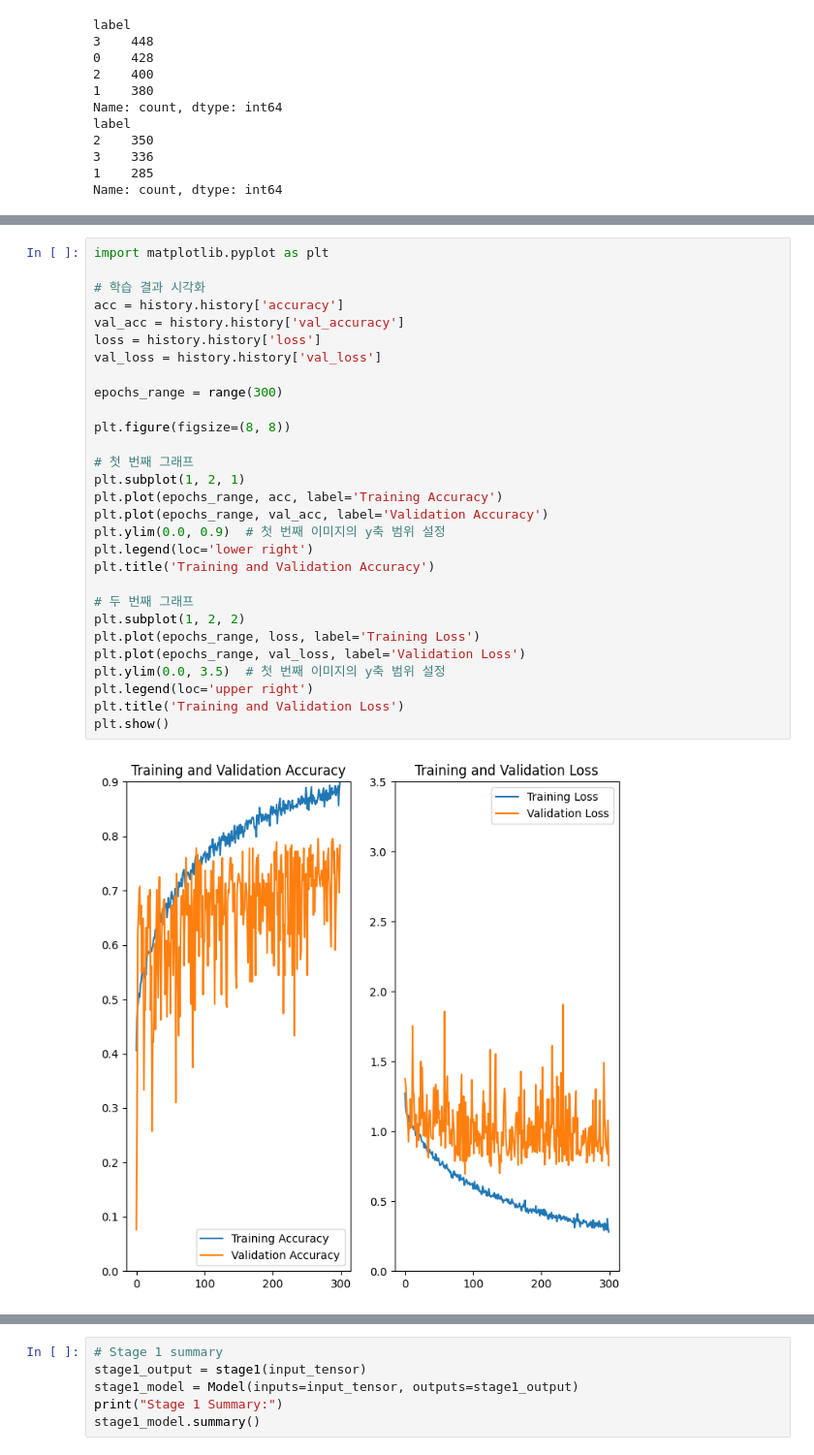
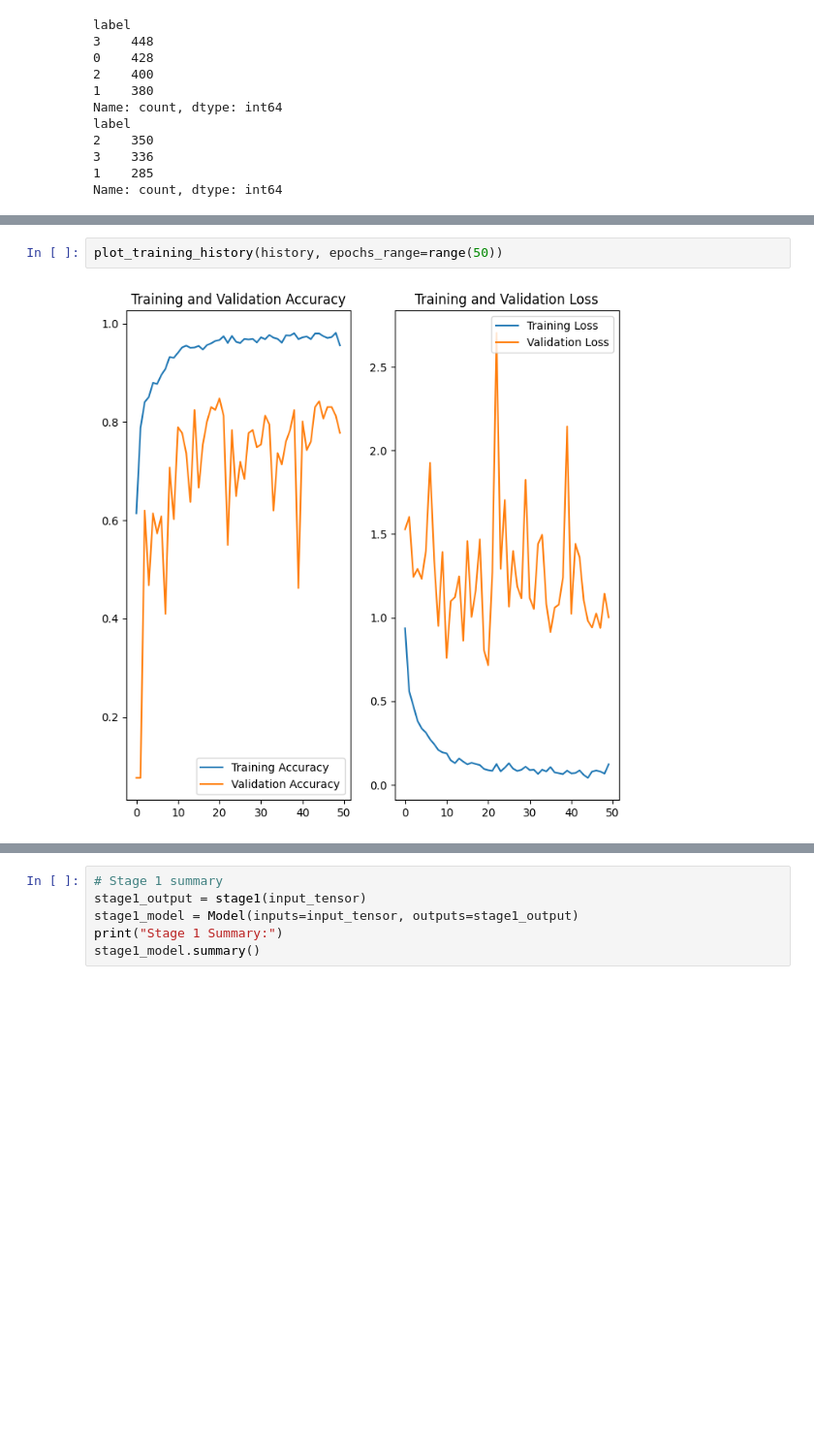
Before and after one commit to ghwjd/Lab, a Jupyter notebook: PeerJ_mem.ipynb, the cells around one changed output, grey strips where cells are left out. Shown at 97% size. Drawn from its saved outputs; the diff is of its cells as text; blank space fills up the shorter version.

```diff
--- a/PeerJ_mem.ipynb
+++ b/PeerJ_mem.ipynb
@@ -645,31 +714,4 @@ plt.show()
-# %%
-import matplotlib.pyplot as plt
-
-# 학습 결과 시각화
-acc = history.history['accuracy']
-val_acc = history.history['val_accuracy']
-loss = history.history['loss']
-val_loss = history.history['val_loss']
-
-epochs_range = range(300)
-
-plt.figure(figsize=(8, 8))
-
-# 첫 번째 그래프
-plt.subplot(1, 2, 1)
-plt.plot(epochs_range, acc, label='Training Accuracy')
-plt.plot(epochs_range, val_acc, label='Validation Accuracy')
-plt.ylim(0.0, 0.9)  # 첫 번째 이미지의 y축 범위 설정
-plt.legend(loc='lower right')
-plt.title('Training and Validation Accuracy')
-
-# 두 번째 그래프
-plt.subplot(1, 2, 2)
-plt.plot(epochs_range, loss, label='Training Loss')
-plt.plot(epochs_range, val_loss, label='Validation Loss')
-plt.ylim(0.0, 3.5)  # 첫 번째 이미지의 y축 범위 설정
-plt.legend(loc='upper right')
-plt.title('Training and Validation Loss')
-plt.show()
-# %% [output]
-[figure, removed]
+# %%
+plot_training_history(history, epochs_range=range(50))
+# %% [output]
+[figure, added]
```
Also changed, not shown: parts of 17 cells of this notebook.
